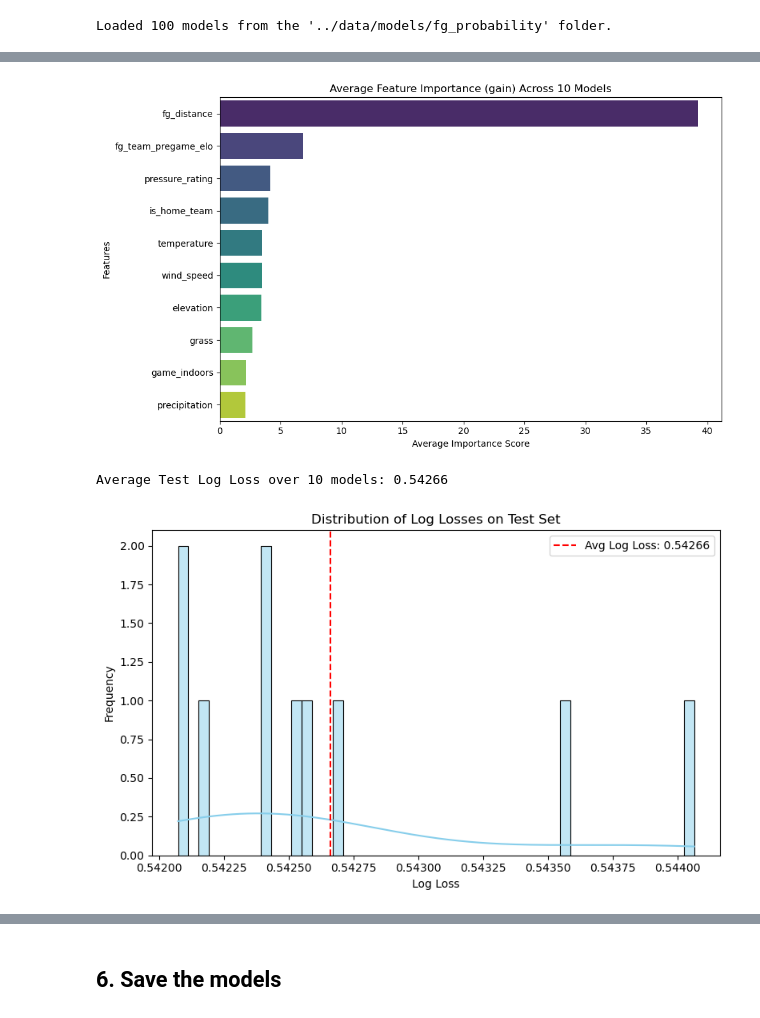
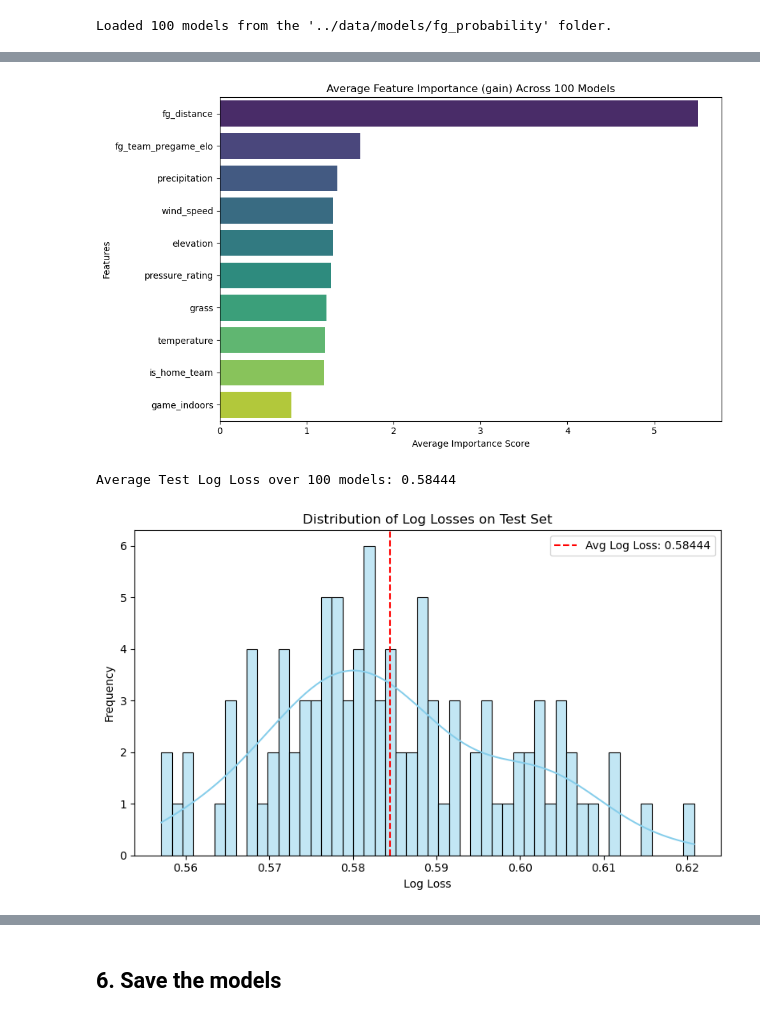
Before and after one commit to lneuendorf/4th-down-models, a Jupyter notebook: notebooks/field_goal.ipynb, the cells around one changed output, grey strips where cells are left out. Saved outputs shown, nothing was run; the diff lists cells and outputs as text; code cells hidden in the pictures.

Commit message:
created bootstrapped fg models

```diff
--- a/notebooks/field_goal.ipynb
+++ b/notebooks/field_goal.ipynb
@@ -600,6 +592,7 @@ SEED = 2
 np.random.seed(SEED)
 
 N_BOOTSTRAP = 100
+N_SAMPLE = len(data_train)
 
 feature_names = data_train.drop(columns=['game_id', 'fg_made']).columns.tolist()
 monotonic_constraints_map = {
@@ -650,28 +643,16 @@ def objective(trial, dtrain, dvalid):
 models = []
 for i in tqdm(range(N_BOOTSTRAP), desc='Bootstrapping'):
     # Bootstrap sampling
-    game_ids = data_train.game_id.unique()
-    game_ids_sample = np.random.choice(game_ids, size=len(game_ids), replace=True)
-    train_data = data_train[data_train.game_id.isin(game_ids_sample)]
+    train_data = data_train.sample(n=N_SAMPLE, replace=True, random_state=SEED)
 
-    # Undersample the data to balance the classes
-    # class_1 = train_data[train_data['fg_made'] == 1]
-    # class_0 = train_data[train_data['fg_made'] == 0]
-    # max_class_size = min(len(class_1), len(class_0))
-    # class_1_oversampled = class_1.sample(n=max_class_size, random_state=SEED)
-    # class_0_oversampled = class_0.sample(n=max_class_size, random_state=SEED)
-    # train_data = pd.concat([class_1_oversampled, class_0_oversampled])
-    # train_data = train_data.sample(frac=1, random_state=SEED).reset_index(drop=True)
+    # Row-wise 80-20 split
+    train, valid = train_test_split(train_data, test_size=0.2, random_state=SEED)
 
-
-    # Split into 80-20 train-val set by game_id
-    game_ids_train, game_ids_valid = train_test_split(train_data.game_id.unique(), test_size=0.2, random_state=SEED)
-    train = train_data[train_data.game_id.isin(game_ids_train)]
-    valid = train_data[train_data.game_id.isin(game_ids_valid)]
     train_x = train.drop(columns=['game_id', 'fg_made'])
     train_y = train['fg_made']
     valid_x = valid.drop(columns=['game_id', 'fg_made'])
     valid_y = valid['fg_made']
+
     dtrain = xgb.DMatrix(train_x, label=train_y)
     dvalid = xgb.DMatrix(valid_x, label=valid_y)
 
@@ -706,7 +687,7 @@ all_shap_values = []
 
 background = data_train.drop(columns=['game_id', 'fg_made'])
 
-for model in tqdm(models, desc='Calculating SHAP values'):
+for model in tqdm(models[:10], desc='Calculating SHAP values'):
     explainer = shap.TreeExplainer(model)
     shap_vals = explainer.shap_values(background)
     all_shap_values.append(shap_vals)
@@ -754,34 +735,35 @@ def plot_aggregated_feature_importance(models, importance_type="gain"):
 
 plot_aggregated_feature_importance(models, importance_type="gain") # gain, weight, cover
 # %% [output]
-[figure, old version]
+[figure, new version]
 # %%
 test_x = data_test.drop(columns=['game_id', 'fg_made'])
 test_y = data_test['fg_made'].values.ravel()
-dtest = xgb.DMatrix(test_x)
+dtest = xgb.DMatrix(test_x, label=test_y)
+
 
 loglosses = []
 
 for model in models:
     preds = model.predict(dtest)
-    loss = log_loss(test_y, preds)
-    loglosses.append(loss)
+    logloss = log_loss(test_y, preds)
+    loglosses.append(logloss)
 
 avg_logloss = np.mean(loglosses)
 print(f"Average Test Log Loss over {len(models)} models: {avg_logloss:.5f}")
 
 plt.figure(figsize=(8, 5))
 sns.histplot(loglosses, bins=50, kde=True, color="skyblue")
 plt.axvline(avg_logloss, color="red", linestyle="--", label=f"Avg Log Loss: {avg_logloss:.5f}")
 plt.title("Distribution of Log Losses on Test Set")
 plt.xlabel("Log Loss")
 plt.ylabel("Frequency")
 plt.legend()
 plt.tight_layout()
 plt.show()
 # %% [output]
-Average Test Log Loss over 10 models: 0.54266
+Average Test Log Loss over 100 models: 0.58444
-[figure, old version]
+[figure, new version]
 # %%
 data_all = data.drop(columns=['game_id', 'fg_made'])
 dall = xgb.DMatrix(data_all)
```
Also changed, not shown: parts of 33 cells of this notebook.
